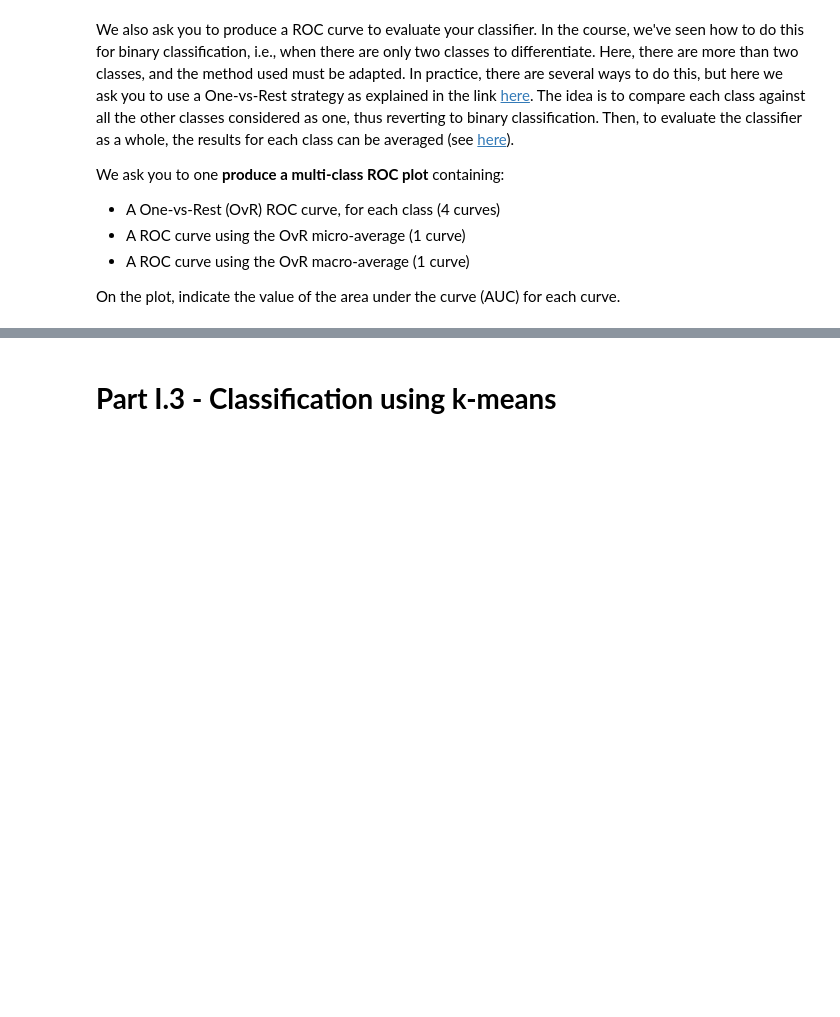
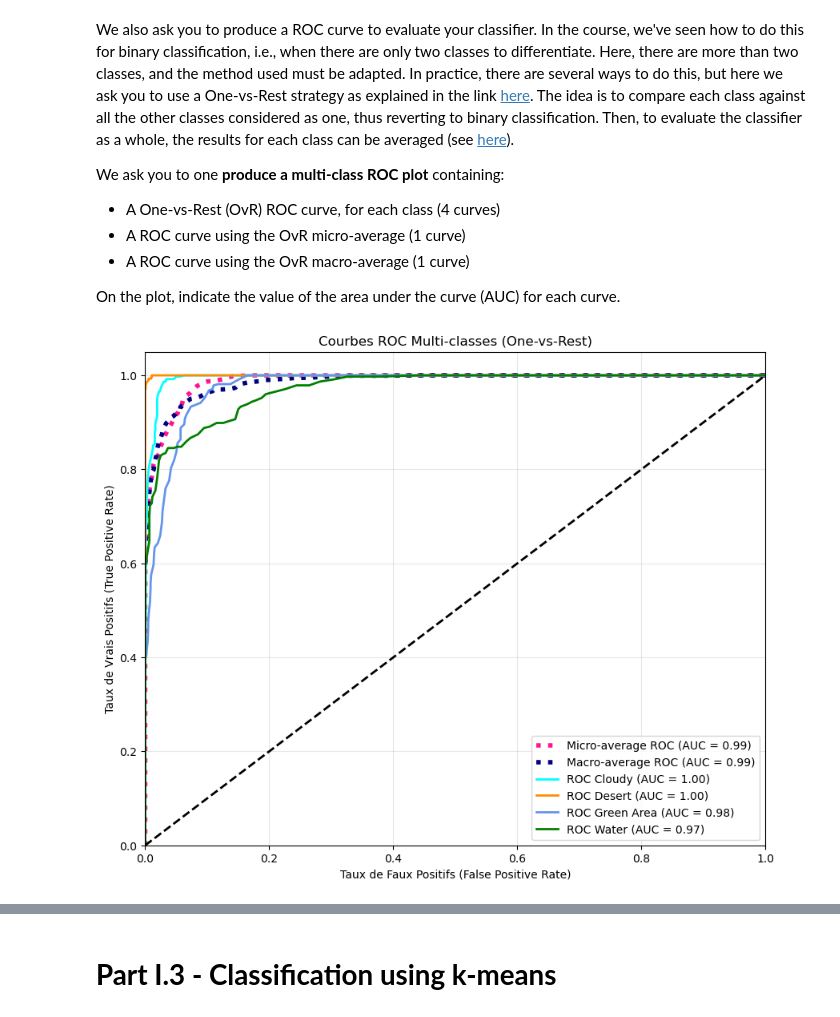
Before and after one commit to arthurbackes/hackathon2, a Jupyter notebook: hackathon_etudiant.ipynb, the cells around one changed output, grey strips where cells are left out. Drawn from its saved outputs; the diff is of its cells as text; code cells hidden in the pictures; blank space fills up the shorter version.

```diff
--- a/hackathon_etudiant.ipynb
+++ b/hackathon_etudiant.ipynb
@@ -394,7 +402,74 @@ We ask you to one **produce a multi-class ROC plot** containing:
 On the plot, indicate the value of the area under the curve (AUC) for each curve.
 # %%
 # TO DO: plot the multi-class ROC curves (in a single figure)
-...
+from itertools import cycle
+
+# 1. Préparation des données pour la ROC (Binarisation)
+# On transforme les réponses (0, 1, 2, 3) en vecteurs binaires (ex: [1, 0, 0, 0])
+lb = LabelBinarizer()
+y_test_bin = lb.fit_transform(y_test)
+n_classes = y_test_bin.shape[1]
+
+# On récupère les probabilités prédites par le modèle (pas juste la classe finale)
+y_score = model.predict_proba(X_test)
+
+# 2. Calculs des courbes ROC pour chaque classe
+fpr = dict()
+tpr = dict()
+roc_auc = dict()
+
+# Pour chaque classe (0, 1, 2, 3)
+for i in range(n_classes):
+    fpr[i], tpr[i], _ = roc_curve(y_test_bin[:, i], y_score[:, i])
+    roc_auc[i] = auc(fpr[i], tpr[i])
+
+# 3. Calcul de la moyenne "Micro" (moyenne globale brute)
+fpr["micro"], tpr["micro"], _ = roc_curve(y_test_bin.ravel(), y_score.ravel())
+roc_auc["micro"] = auc(fpr["micro"], tpr["micro"])
+
+# 4. Calcul de la moyenne "Macro" (moyenne équitable entre classes)
+all_fpr = np.unique(np.concatenate([fpr[i] for i in range(n_classes)]))
+mean_tpr = np.zeros_like(all_fpr)
+for i in range(n_classes):
+    mean_tpr += np.interp(all_fpr, fpr[i], tpr[i])
+mean_tpr /= n_classes
+fpr["macro"] = all_fpr
+tpr["macro"] = mean_tpr
+roc_auc["macro"] = auc(fpr["macro"], tpr["macro"])
+
+# 5. Affichage du Graphique
+plt.figure(figsize=(10, 8))
+
+# Courbe Micro-average (en pointillés roses)
+plt.plot(fpr["micro"], tpr["micro"],
+         label=f'Micro-average ROC (AUC = {roc_auc["micro"]:.2f})',
+         color='deeppink', linestyle=':', linewidth=4)
+
+# Courbe Macro-average (en pointillés bleus)
+plt.plot(fpr["macro"], tpr["macro"],
+         label=f'Macro-average ROC (AUC = {roc_auc["macro"]:.2f})',
+         color='navy', linestyle=':', linewidth=4)
+
+# Courbes par classe (couleurs différentes)
+colors = cycle(['aqua', 'darkorange', 'cornflowerblue', 'green'])
+class_names = ["Cloudy", "Desert", "Green Area", "Water"]
+
+for i, color in zip(range(n_classes), colors):
+    plt.plot(fpr[i], tpr[i], color=color, lw=2,
+             label=f'ROC {class_names[i]} (AUC = {roc_auc[i]:.2f})')
+
+# Décoration du graphique
+plt.plot([0, 1], [0, 1], 'k--', lw=2) # Ligne diagonale (hasard)
+plt.xlim([0.0, 1.0])
+plt.ylim([0.0, 1.05])
+plt.xlabel('Taux de Faux Positifs (False Positive Rate)')
+plt.ylabel('Taux de Vrais Positifs (True Positive Rate)')
+plt.title('Courbes ROC Multi-classes (One-vs-Rest)')
+plt.legend(loc="lower right")
+plt.grid(alpha=0.3)
+plt.show()
+# %% [output]
+[figure, added]
 # %% [markdown]
 <div class="alert alert-info">
 <b>[QUESTION 3] ROC Curve</b>  <br>
```
Also changed, not shown: parts of 13 cells of this notebook.
